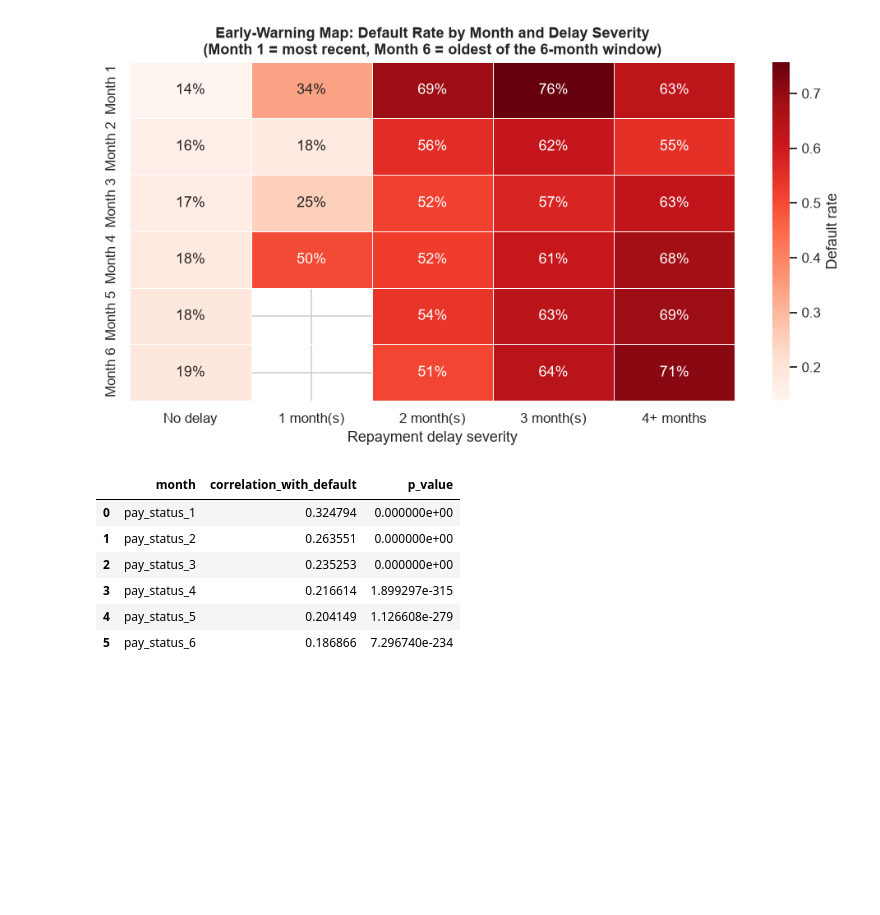
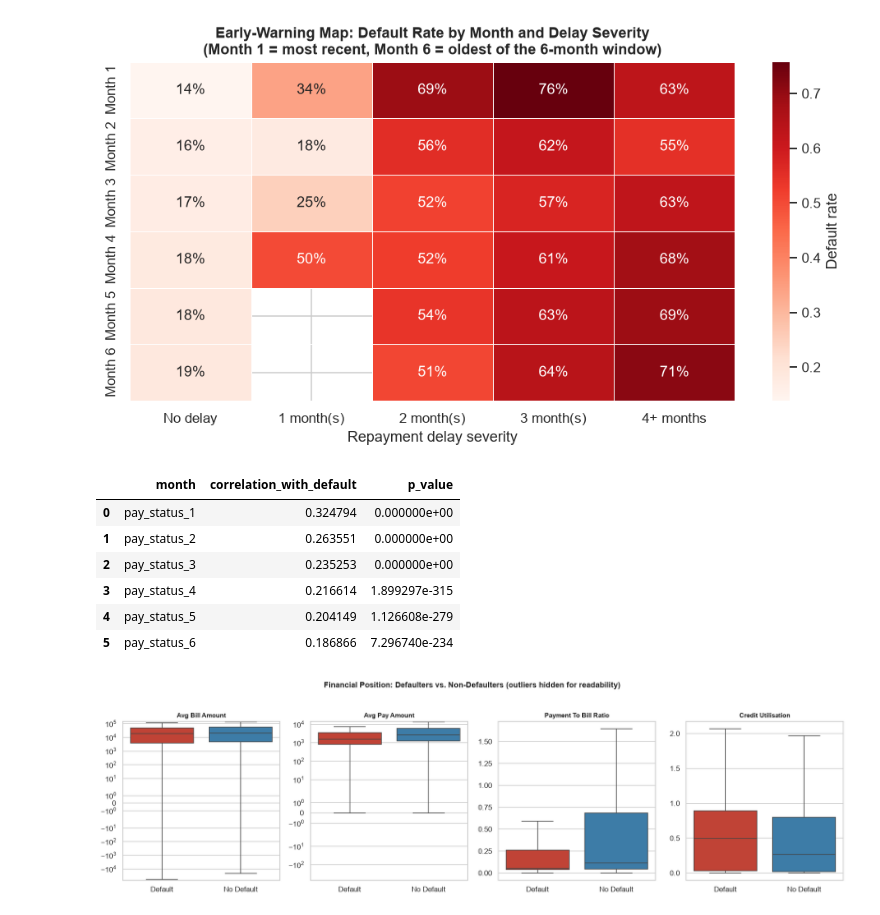
Before and after one commit to Dewmi2004/NovaX--Group-project-of-Python-for-DS-AI, a Jupyter notebook: NovaX.ipynb, the cells around one changed output. Drawn from its saved outputs; the diff is of its cells as text; code cells hidden in the pictures; blank space fills up the shorter version.

```diff
--- a/NovaX.ipynb
+++ b/NovaX.ipynb
@@ -846,3 +846,26 @@ correlation_ranking
 | 3 | pay_status_4 | 0.216614 | 1.899297e-315 |
 | 4 | pay_status_5 | 0.204149 | 1.126608e-279 |
 | 5 | pay_status_6 | 0.186866 | 7.296740e-234 |
+# %%
+financial_cols = ["avg_bill_amount", "avg_pay_amount", "payment_to_bill_ratio", "credit_utilisation"]
+
+fig, axes = plt.subplots(1, 4, figsize=(16, 4.5))
+outcome_labels = {0: "No Default", 1: "Default"}
+plot_df = df.assign(outcome=df["default_next_month"].map(outcome_labels))
+
+for ax, col in zip(axes, financial_cols):
+    sns.boxplot(data=plot_df, x="outcome", y=col, hue="outcome", ax=ax,
+                palette={"No Default": "#2c7fb8", "Default": "#d7301f"}, legend=False,
+                showfliers=False)
+    ax.set_title(col.replace("_", " ").title(), fontsize=10)
+    ax.set_xlabel("")
+    ax.set_ylabel("")
+    if col in ("avg_bill_amount", "avg_pay_amount"):
+        ax.set_yscale("symlog")
+
+plt.suptitle("Financial Position: Defaulters vs. Non-Defaulters (outliers hidden for readability)",
+             y=1.03, fontsize=12, fontweight="bold")
+plt.tight_layout()
+plt.show()
+# %% [output]
+[figure, added]
```
Also changed, not shown: parts of 2 cells of this notebook.
